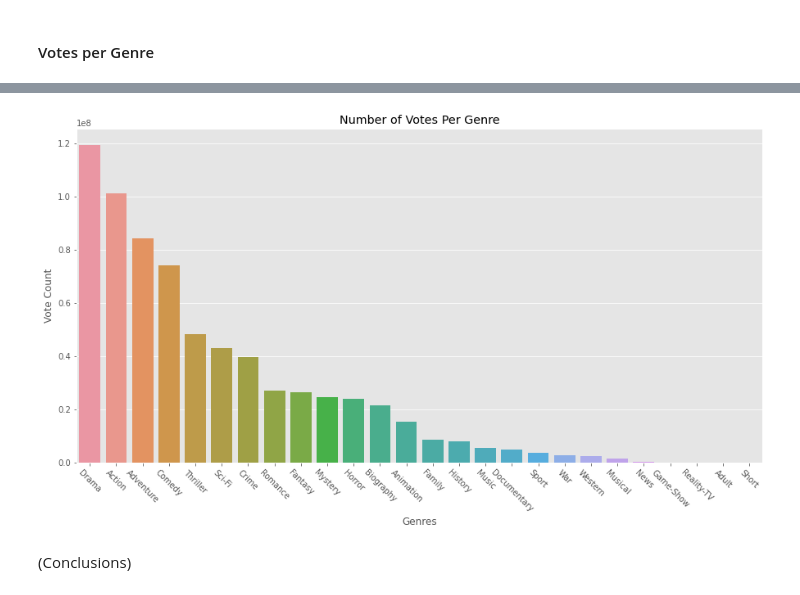
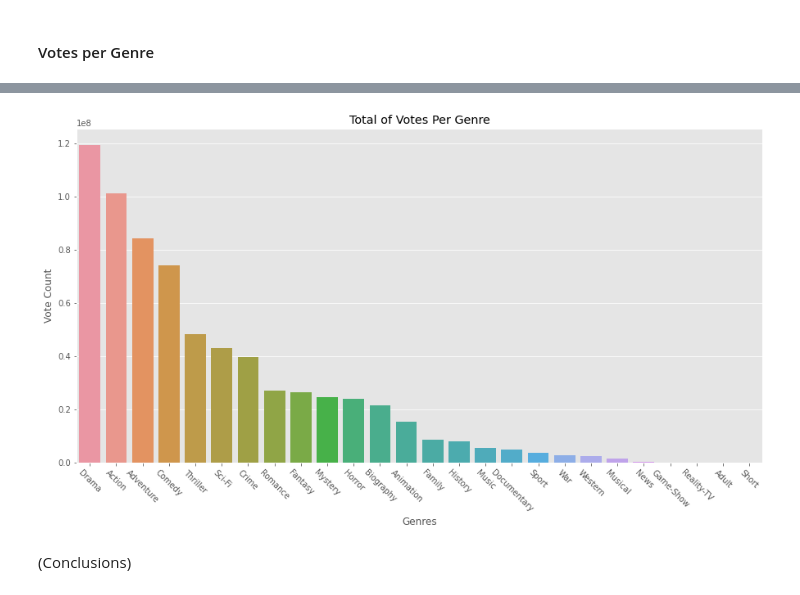
Before and after one commit to waihiga9/ExploratoryDataAnalysis_MoviesDataset, a Jupyter notebook: EDA_movies.ipynb, the cells around one changed output, grey strips where cells are left out. Saved outputs shown, nothing was run; the diff lists cells and outputs as text; code cells hidden in the pictures.

```diff
--- a/EDA_movies.ipynb
+++ b/EDA_movies.ipynb
@@ -410,13 +380,14 @@ Name: numvotes, dtype: int64
 # %%
+genre_votes = genre_df.groupby('genres')['numvotes'].sum().sort_values(ascending=False)
 # Set up plot
 fig, ax = plt.subplots(figsize=(15,7.5))
 sns.barplot(data=genre_votes, x=genre_votes.index, y = genre_votes.values, order=genre_votes.values)
 plt.xticks(range(len(genre_votes)), genre_votes.index, rotation = -45 )
 ax.set_xlabel('Genres')
 ax.set_ylabel('Vote Count')
-ax.set_title('Number of Votes Per Genre');
+ax.set_title('Total of Votes Per Genre');
 # %% [output]
-[figure, old version]
+[figure, new version]
 # %% [markdown]
 (Conclusions)
 # %% [markdown]
```
Also changed, not shown: parts of 28 cells of this notebook, 1 other file.
